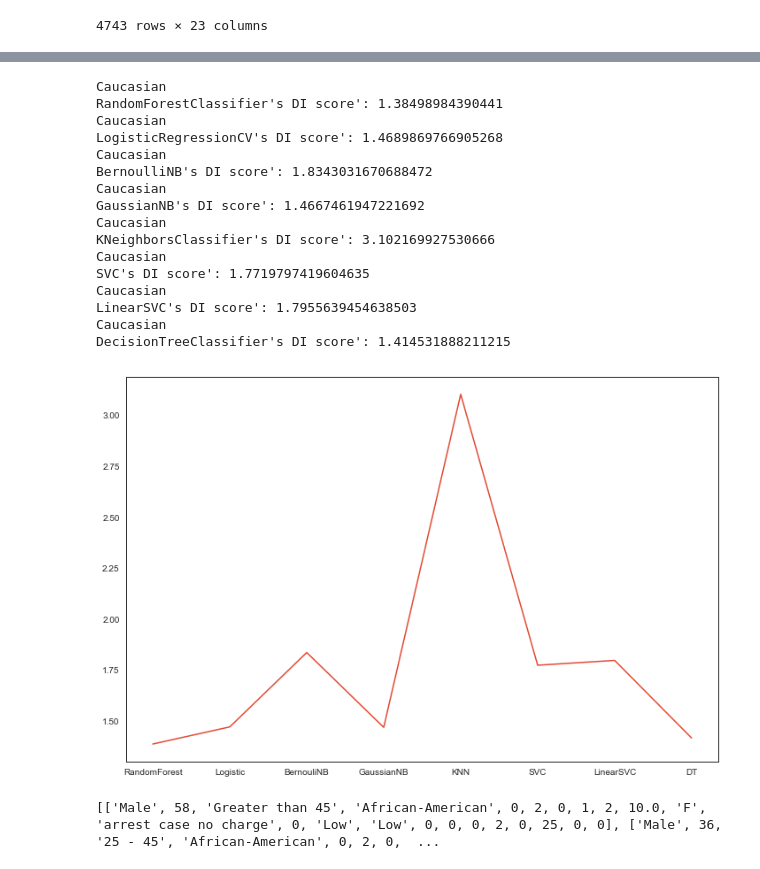
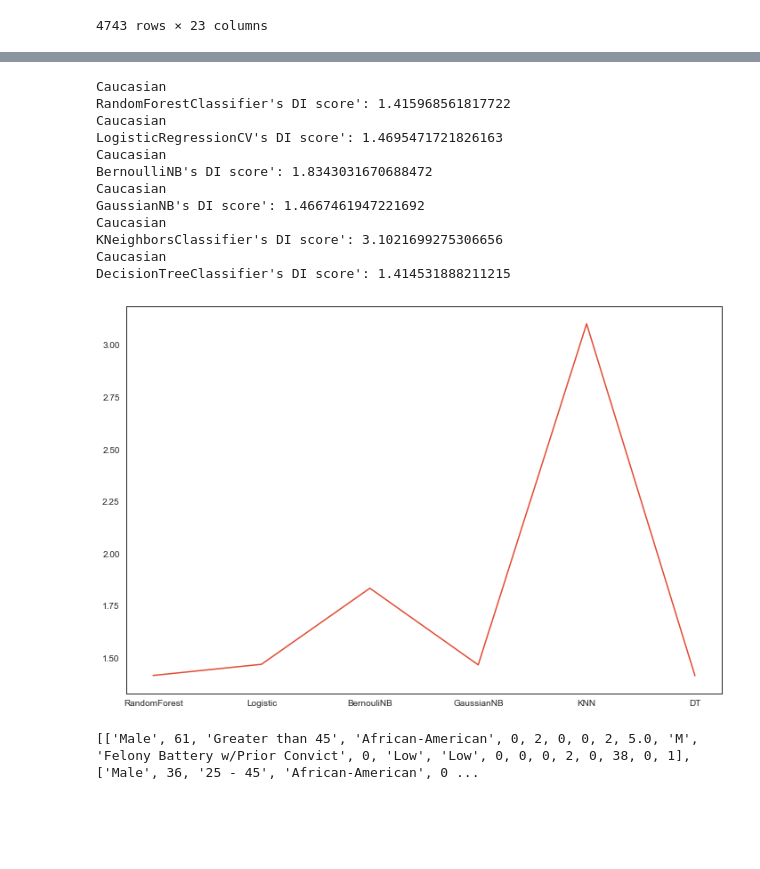
Before and after one commit to deardelia/MachineLearning_bias_analysis, a Jupyter notebook: baisc_model_train_20201206_yl.ipynb, the cells around one changed output, grey strips where cells are left out. Cells and saved outputs as stored; diff of their text form; code cells hidden in the pictures; blank space fills up the shorter version.

```diff
--- a/baisc_model_train_20201206_yl.ipynb
+++ b/baisc_model_train_20201206_yl.ipynb
@@ -486,9 +486,9 @@ MLA = [
     neighbors.KNeighborsClassifier(),
 
     #SVM
-    svm.SVC(probability=True),
+#     svm.SVC(probability=True),
 #     svm.NuSVC(probability=True),
-    svm.LinearSVC(),
+#     svm.LinearSVC(),
 
     #Trees
     tree.DecisionTreeClassifier(),
@@ -754,42 +744,38 @@ def calc(actual, predicted, dict_of_sensitive_lists, single_sensitive_name,
          return 1.0
 
     return total / len(sensitive_values)
 
 actual = data1[Target]
 dict_of_sensitive_lists = data1
 single_sensitive_name = 'race'
 # unprotected_vals = ['African-American', 'Caucasian']
 unprotected_vals = ['Caucasian']
 positive_pred = 1
 DI_res = []
 # x_axis = ['GradientBoost', 'RandomForest', 'GaussianPro', 'Logistic', 'BernouliNB', 'GaussianNB', 'KNN', 'SVC', 'Linear', 'DT']
-x_axis = ['RandomForest', 'Logistic', 'BernouliNB', 'GaussianNB', 'KNN', 'SVC', 'LinearSVC', 'DT']
+x_axis = ['RandomForest', 'Logistic', 'BernouliNB', 'GaussianNB', 'KNN', 'DT']
 for alg in MLA:
     predicted = MLA_predict[alg.__class__.__name__]
     score = calc(actual, predicted, dict_of_sensitive_lists, single_sensitive_name, unprotected_vals, positive_pred)
     DI_res.append(score)
     print(alg.__class__.__name__ + "'s DI score': " + str(score))
 # plot
 plt.plot(x_axis, DI_res)
 plt.show()
 # %% [output]
 Caucasian
-RandomForestClassifier's DI score': 1.38498984390441
+RandomForestClassifier's DI score': 1.415968561817722
 Caucasian
-LogisticRegressionCV's DI score': 1.4689869766905268
+LogisticRegressionCV's DI score': 1.4695471721826163
 Caucasian
 BernoulliNB's DI score': 1.8343031670688472
 Caucasian
 GaussianNB's DI score': 1.4667461947221692
 Caucasian
-KNeighborsClassifier's DI score': 3.102169927530666
-Caucasian
-SVC's DI score': 1.7719797419604635
-Caucasian
-LinearSVC's DI score': 1.7955639454638503
+KNeighborsClassifier's DI score': 3.1021699275306656
 Caucasian
 DecisionTreeClassifier's DI score': 1.414531888211215
-[figure, old version]
+[figure, new version]
 # %%
 """
 References:
@@ -811,9 +797,9 @@ repaired_sex_data = repairer.repair(all_data)
 feature_to_repair = feature_list.index('race')
 repairer = Repairer(repaired_sex_data, feature_to_repair, 1.0, False)
 repaired_data = repairer.repair(repaired_sex_data)
-print(repaired_data)
+print(repaired_data[:10])
 # %% [output]
-[['Male', 58, 'Greater than 45', 'African-American', 0, 2, 0, 1, 2, 10.0, 'F', 'arrest case no charge', 0, 'Low', 'Low', 0, 0, 0, 2, 0, 25, 0, 0], ['Male', 36, '25 - 45', 'African-American', 0, 2, 0,  ...
+[['Male', 61, 'Greater than 45', 'African-American', 0, 2, 0, 0, 2, 5.0, 'M', 'Felony Battery w/Prior Convict', 0, 'Low', 'Low', 0, 0, 0, 2, 0, 38, 0, 1], ['Male', 36, '25 - 45', 'African-American', 0 ...
 # %%
 # convert repaired_data (list) ro df
 repaired_df = pd.DataFrame(repaired_data, columns=feature_list)
```
Also changed, not shown: parts of 18 cells of this notebook, 2 other files.
